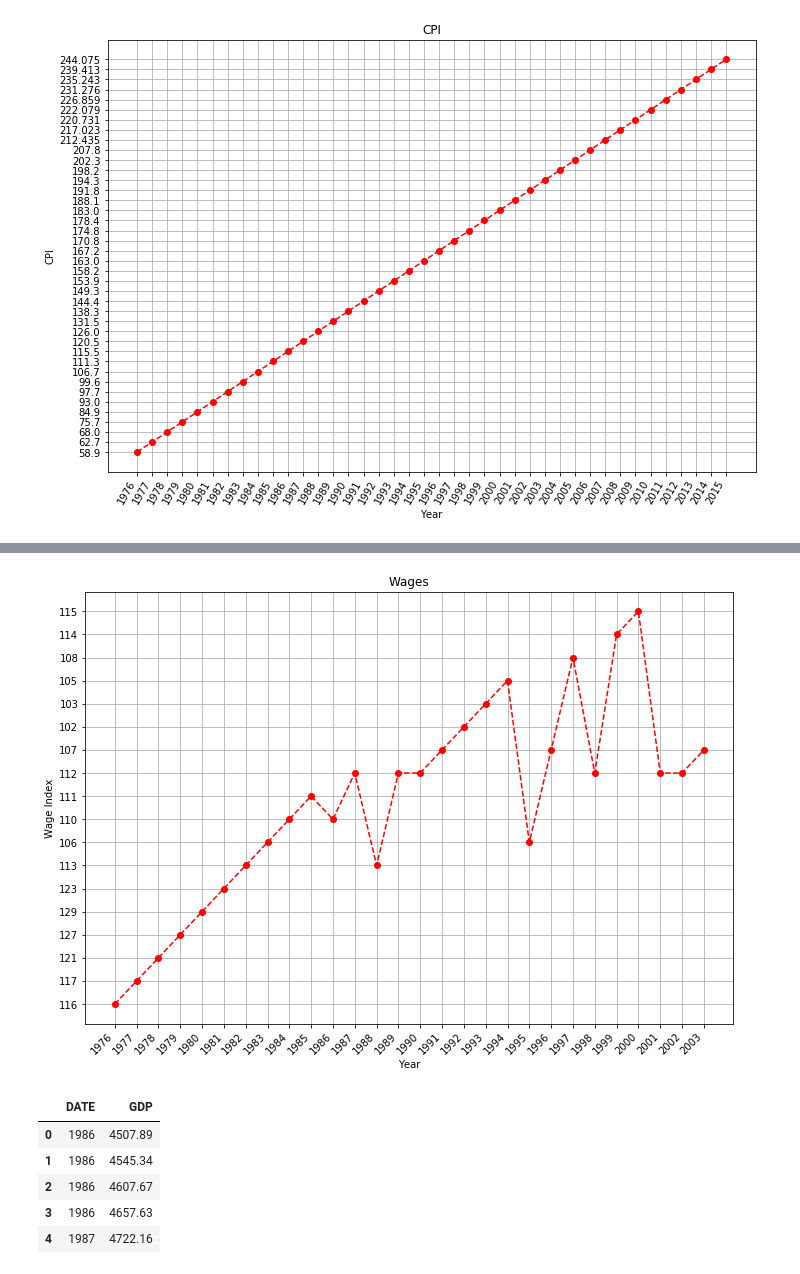
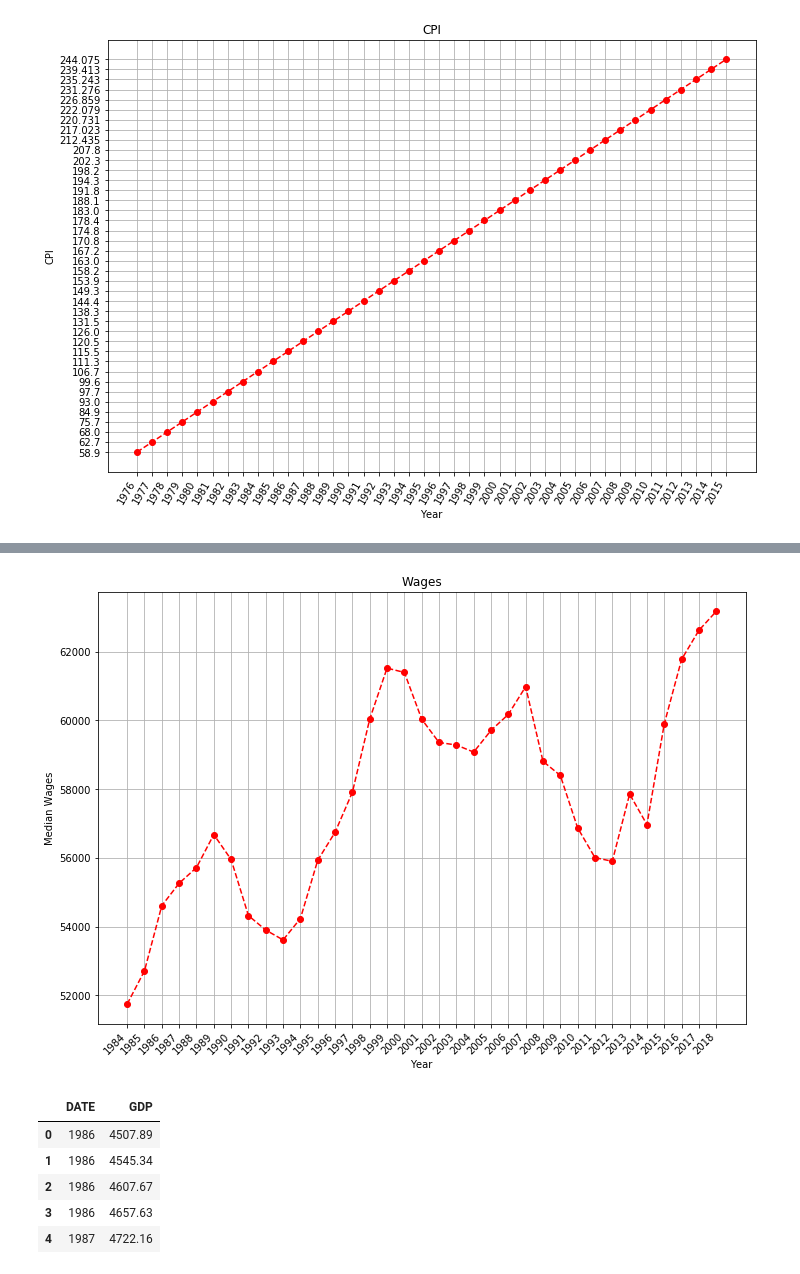
Before and after one commit to zackjmccann/Economic-Analysis-NBA, a Jupyter notebook: FINAL_project_one.ipynb, the cells around one changed output, grey strips where cells are left out. Cells and saved outputs as stored; diff of their text form; code cells hidden in the pictures.

```diff
--- a/FINAL_project_one.ipynb
+++ b/FINAL_project_one.ipynb
@@ -300,0 +167,4 @@ wages_df.head()
+# %%
+##Wages
+wage_df = pd.read_csv("/Users/samuelgiddins/Desktop/project_one/csv_files/wages.csv")
+wage_df.head()
@@ -301,17 +178,17 @@ wages_df.head()
 # %%
 #Create, save, and show the wage Scatter plot
 ax2 = plt.axes([0, 1.5, 1.5, 1.5])
-plt.plot(wages_df_1["year"], wages_df_1["data"], color="r", marker="o", linestyle="dashed")
+plt.plot(wage_df["Year"], wage_df["Median Income"], color="r", marker="o", linestyle="dashed")
 plt.grid(True)
 plt.title("Wages")
 plt.xlabel("Year")
-plt.xticks(wages_df_1["year"], rotation=45, ha="right")
-plt.ylabel("Wage Index")
-plt.savefig("wages.png")
+plt.xticks(wage_df["Year"], rotation=45, ha="right")
+plt.ylabel("Median Wages")
+plt.savefig("wage.png")
 
 plt.show()
 # %% [output]
-[figure, old version]
+[figure, new version]
 # %%
 ##GDP
 #read in CSV as DF
```
Also changed, not shown: parts of 11 cells of this notebook.
